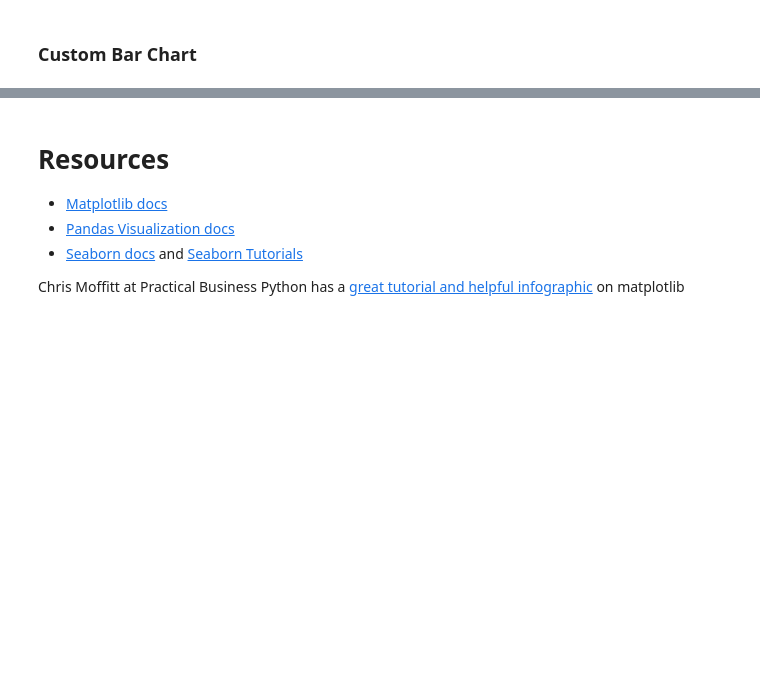
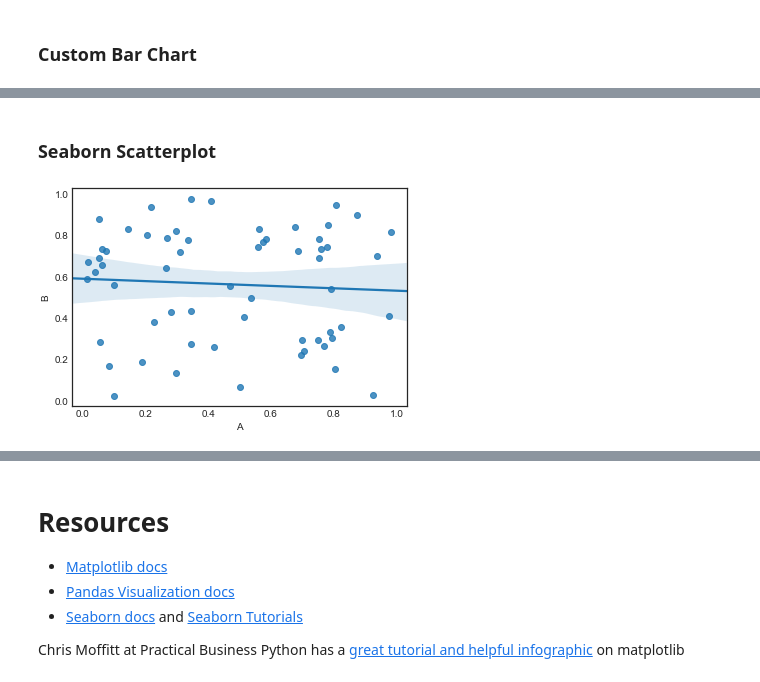
Before and after one commit to knanne/knanne.github.io, a Jupyter notebook: _notebooks/jupyter/pandas_visualization.ipynb, the cells around one changed output, grey strips where cells are left out. Cells and saved outputs as stored; diff of their text form; code cells hidden in the pictures; blank space fills up the shorter version.

```diff
--- a/_notebooks/jupyter/pandas_visualization.ipynb
+++ b/_notebooks/jupyter/pandas_visualization.ipynb
@@ -225,2 +242,8 @@ fig.savefig('img/category_volume_per_year_end_custom.png')
+# %% [markdown]
+### Seaborn Scatterplot
+# %%
+ax = sns.regplot(x="A", y="B", data=df)
+# %% [output]
+[figure, added]
 # %%
 plot = sns.jointplot(df.A, df.B, kind='scatter')
```
Also changed, not shown: parts of 17 cells of this notebook, 7 other files.
